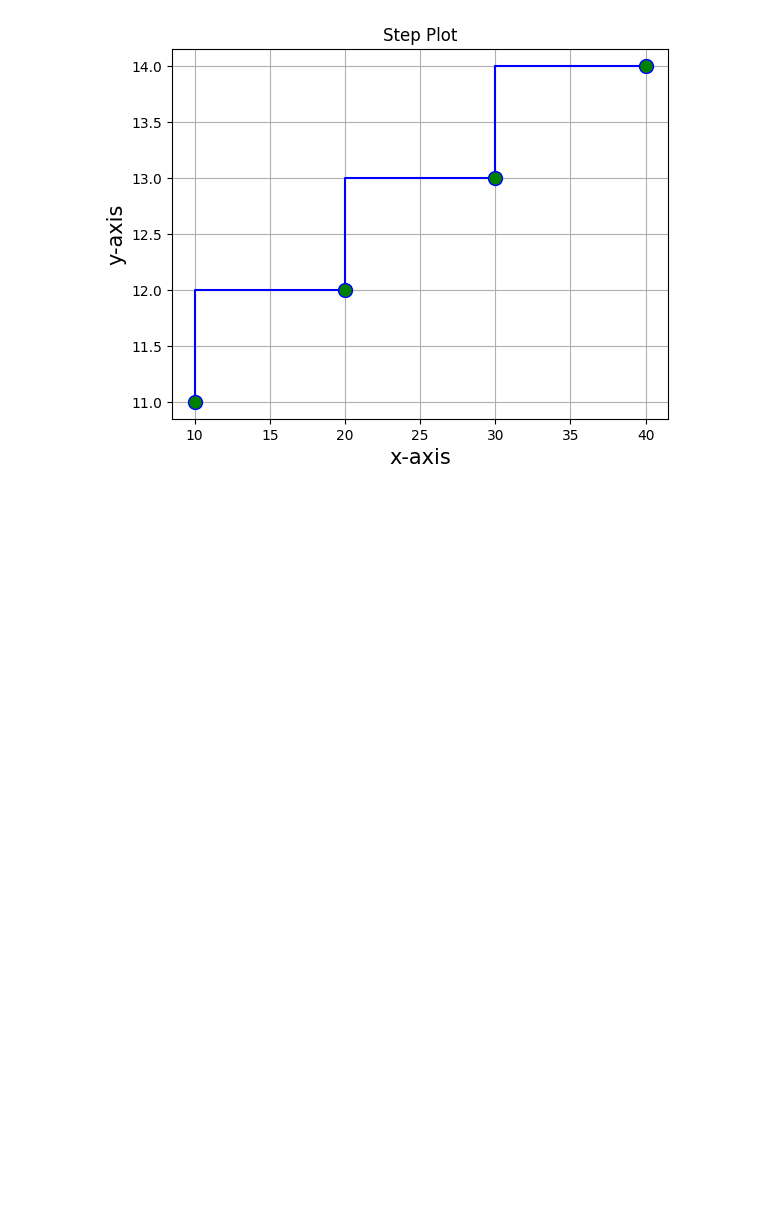
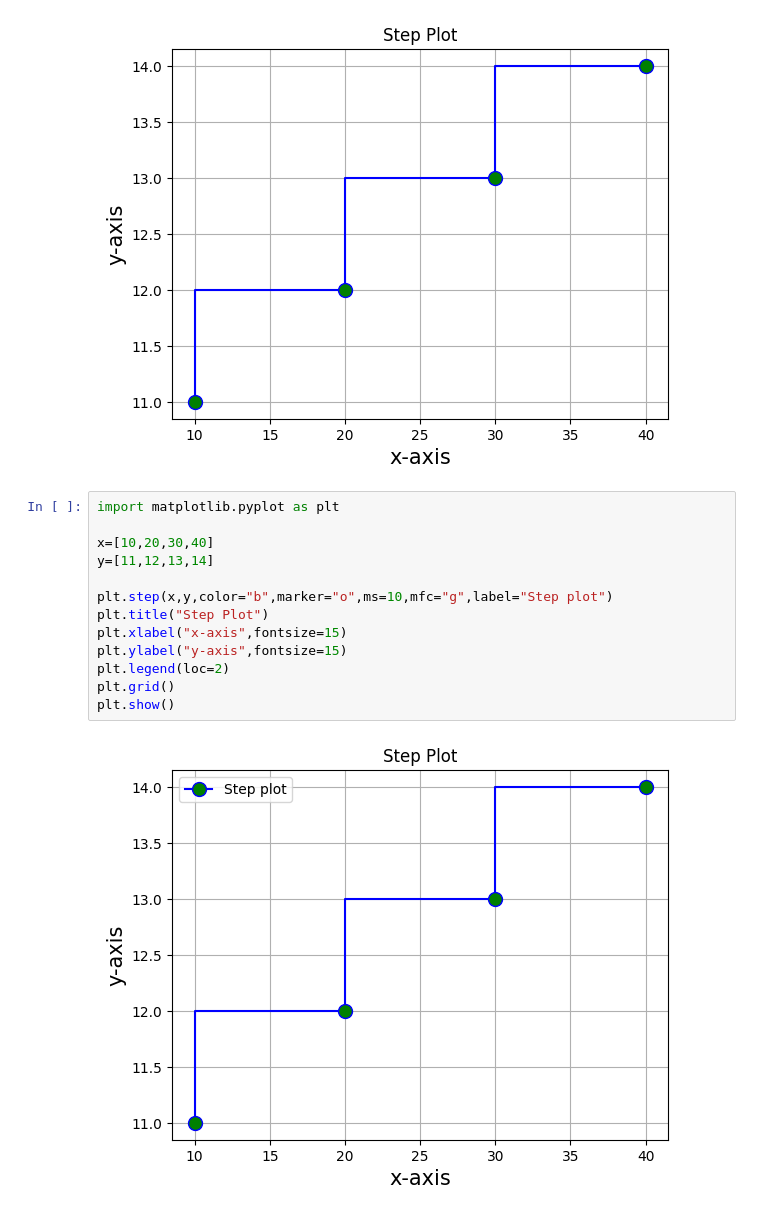
Before and after one commit to NishmthaM/matplotlib_python, a Jupyter notebook: Matplotlib.ipynb, the cells around one changed output. Saved outputs shown, nothing was run; the diff lists cells and outputs as text; blank space fills up the shorter version.

```diff
--- a/Matplotlib.ipynb
+++ b/Matplotlib.ipynb
@@ -672,3 +672,18 @@ plt.grid()
 plt.show()
 # %% [output]
 [figure]
+# %%
+import matplotlib.pyplot as plt
+
+x=[10,20,30,40]
+y=[11,12,13,14]
+
+plt.step(x,y,color="b",marker="o",ms=10,mfc="g",label="Step plot")
+plt.title("Step Plot")
+plt.xlabel("x-axis",fontsize=15)
+plt.ylabel("y-axis",fontsize=15)
+plt.legend(loc=2)
+plt.grid()
+plt.show()
+# %% [output]
+[figure, added]
```
